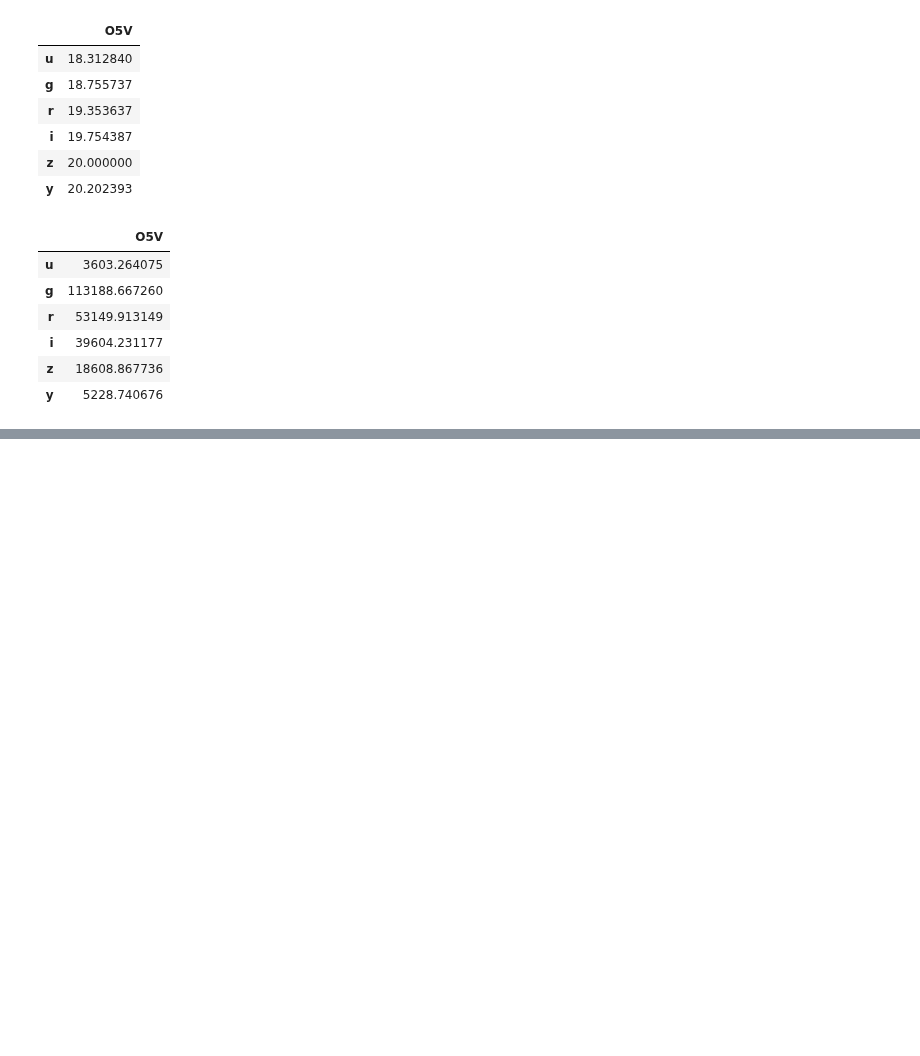
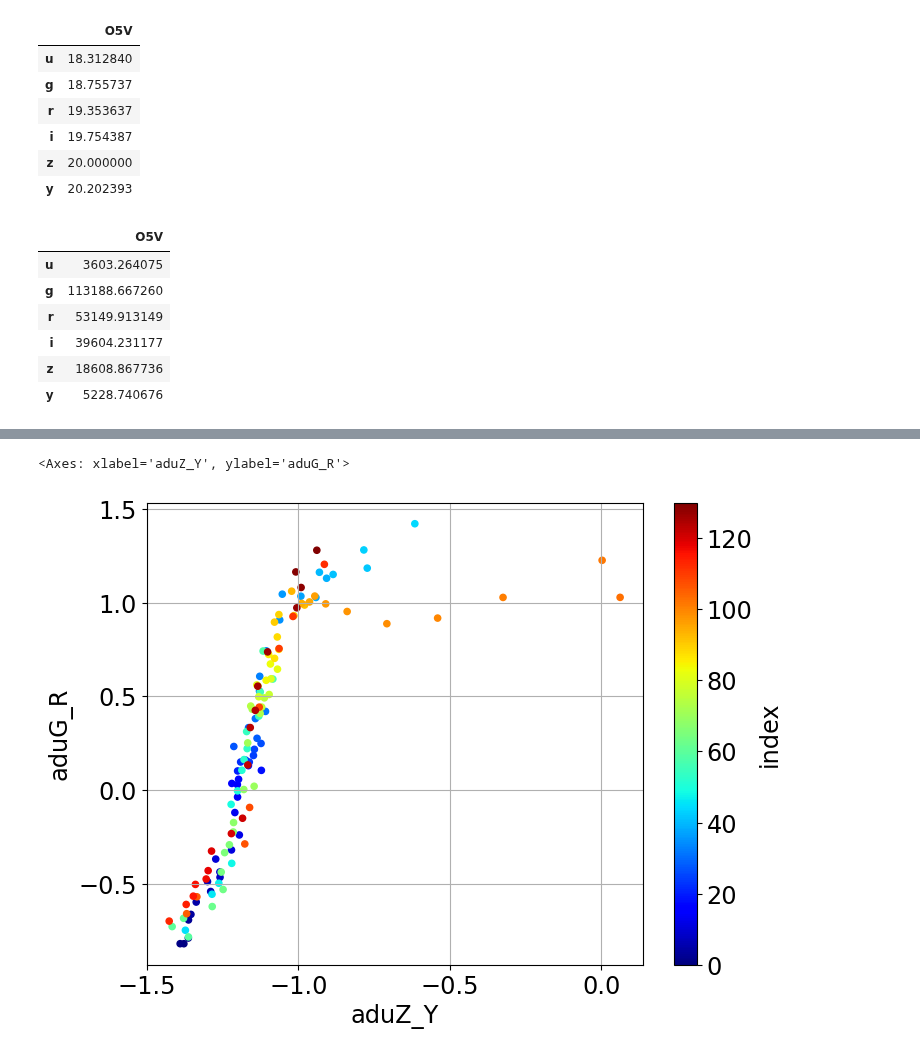
Before and after one commit to sylvielsstfr/RubinLSSTPhotometricCorrTuto, a Jupyter notebook: notebooks/06_SEDPicklesColors/ComputeMagnitudesPickles_auxtelSDSSfilters.ipynb, the cells around one changed output, grey strips where cells are left out. Saved outputs shown, nothing was run; the diff lists cells and outputs as text; code cells hidden in the pictures; blank space fills up the shorter version.

```diff
--- a/notebooks/06_SEDPicklesColors/ComputeMagnitudesPickles_auxtelSDSSfilters.ipynb
+++ b/notebooks/06_SEDPicklesColors/ComputeMagnitudesPickles_auxtelSDSSfilters.ipynb
@@ -348,0 +352,15 @@ pd.DataFrame(adcs_std, index=[the_sed.name]).T
+# %%
+df_out = pd.DataFrame(columns = ["index","filename","spectype",
+                                 "magu","magg","magr","magi","magz","magy",
+                                 "aduu","adug","adur","adui","aduz","aduy"])
+
+for index in np.arange(NSED):
+    spectype = df_pickle.loc[index,"SPTYPE"].strip()
+    filename = df_pickle.loc[index,"FILENAME"].strip()+".fits"
+    the_sed = all_sed[index]
+    for index2,f in enumerate(filter_tagnames) :
+        mags_std[f] = the_sed.calc_mag(pc.bandpass_total_std[f])
+        adcs_std[f] = -2.5*np.log10(the_sed.calc_adu(pc.bandpass_total_std[f],photoparams))
+        df_out.loc[index] = [ index,filename, spectype ,
+                              mags_std["u"],mags_std["g"],mags_std["r"],mags_std["i"],mags_std["z"],mags_std["y"],
+                             adcs_std["u"],adcs_std["g"],adcs_std["r"],adcs_std["i"],adcs_std["z"],adcs_std["y"]]
@@ -348,0 +383,7 @@ pd.DataFrame(adcs_std, index=[the_sed.name]).T
+# %%
+df_out = df_out[df_out.index != 104]
+# %%
+df_out["magG_R"] = df_out["magg"] - df_out["magr"]
+df_out["magZ_Y"] = df_out["magz"] - df_out["magy"]
+df_out["aduG_R"] = df_out["adug"] - df_out["adur"]
+df_out["aduZ_Y"] = df_out["aduz"] - df_out["aduy"]
@@ -348,0 +411,5 @@ pd.DataFrame(adcs_std, index=[the_sed.name]).T
+# %%
+df_out.plot.scatter(x="aduZ_Y",y="aduG_R",marker="o",c="index",colormap="jet",grid=True)
+# %% [output]
+<Axes: xlabel='aduZ_Y', ylabel='aduG_R'>
+[figure, added]
```
Also changed, not shown: parts of 8 cells of this notebook.
